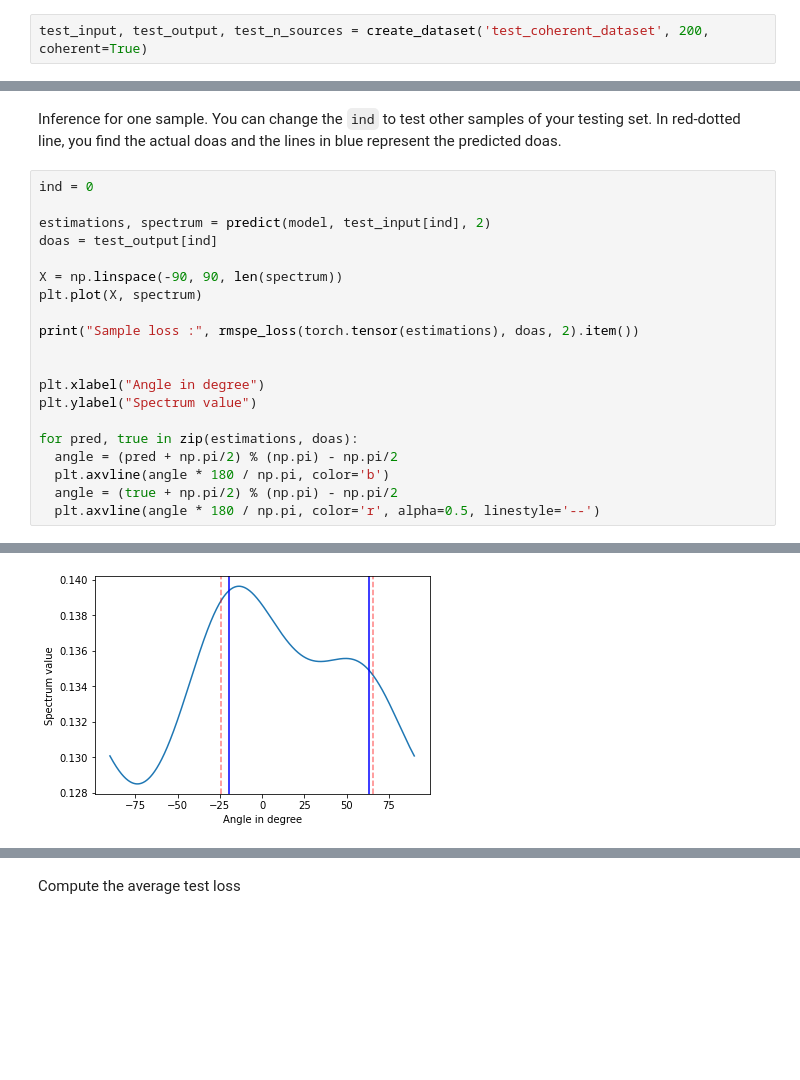
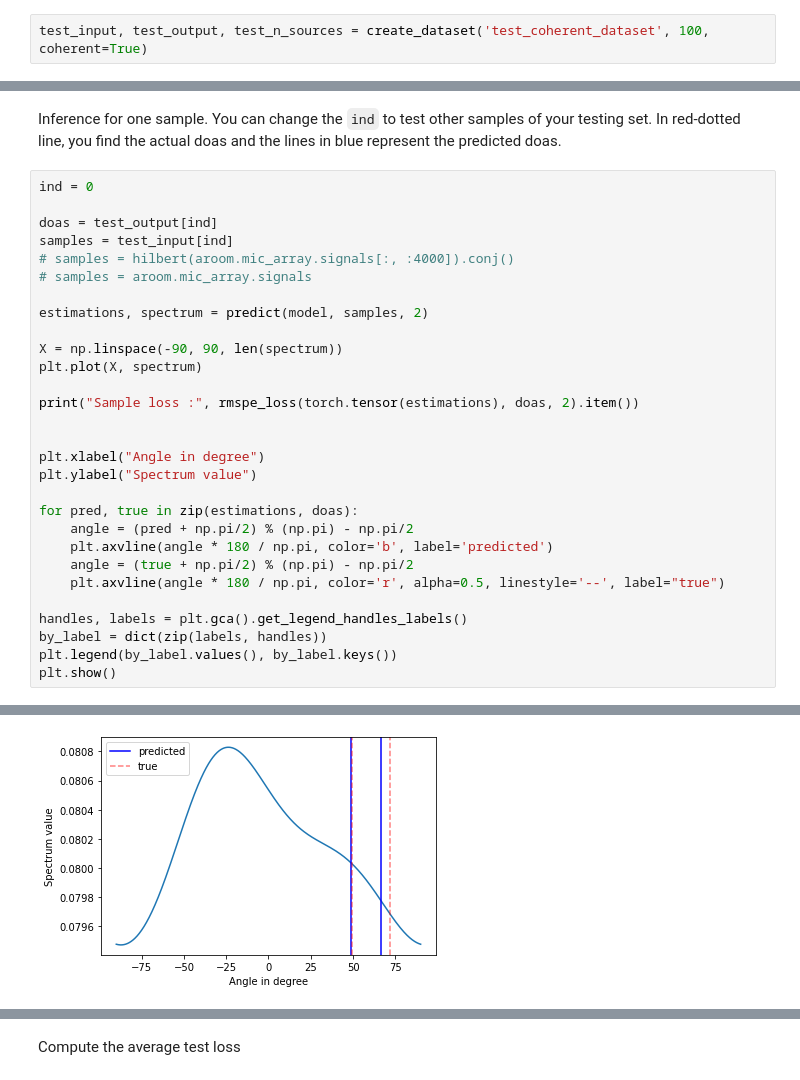
Before and after one commit to MichelDucartier/music_doa, a Jupyter notebook: MUSIC_ML_inference.ipynb, the cells around one changed output, grey strips where cells are left out. Cells and saved outputs as stored; diff of their text form; blank space fills up the shorter version.

```diff
--- a/MUSIC_ML_inference.ipynb
+++ b/MUSIC_ML_inference.ipynb
@@ -17,7 +25,7 @@ device = torch.device("cuda:0" if torch.cuda.is_available() else "cpu")
 # %% [markdown]
 We create a small testing set
 # %%
-test_input, test_output, test_n_sources = create_dataset('test_coherent_dataset', 200, coherent=True)
+test_input, test_output, test_n_sources = create_dataset('test_coherent_dataset', 100, coherent=True)
 # %% [markdown]
 Import the model, you should store the model in the `models/` folder
 # %%
@@ -56,8 +93,12 @@ Inference for one sample. You can change the `ind` to test other samples of your
 # %%
 ind = 0
 
-estimations, spectrum = predict(model, test_input[ind], 2)
 doas = test_output[ind]
+samples = test_input[ind]
+# samples = hilbert(aroom.mic_array.signals[:, :4000]).conj()
+# samples = aroom.mic_array.signals
+
+estimations, spectrum = predict(model, samples, 2)
 
 X = np.linspace(-90, 90, len(spectrum))
 plt.plot(X, spectrum)
@@ -69,8 +110,13 @@ plt.xlabel("Angle in degree")
 plt.ylabel("Spectrum value")
 
 for pred, true in zip(estimations, doas):
-  angle = (pred + np.pi/2) % (np.pi) - np.pi/2
-  plt.axvline(angle * 180 / np.pi, color='b')
-  angle = (true + np.pi/2) % (np.pi) - np.pi/2
-  plt.axvline(angle * 180 / np.pi, color='r', alpha=0.5, linestyle='--')
+    angle = (pred + np.pi/2) % (np.pi) - np.pi/2
+    plt.axvline(angle * 180 / np.pi, color='b', label='predicted')
+    angle = (true + np.pi/2) % (np.pi) - np.pi/2
+    plt.axvline(angle * 180 / np.pi, color='r', alpha=0.5, linestyle='--', label="true")
+
+handles, labels = plt.gca().get_legend_handles_labels()
+by_label = dict(zip(labels, handles))
+plt.legend(by_label.values(), by_label.keys())
+plt.show()
 # %% [output]
@@ -78 +124 @@ Sample loss : 0.046414108190914974
-[figure, old version]
+[figure, new version]
```
Also changed, not shown: parts of 6 cells of this notebook, 8 other files.
